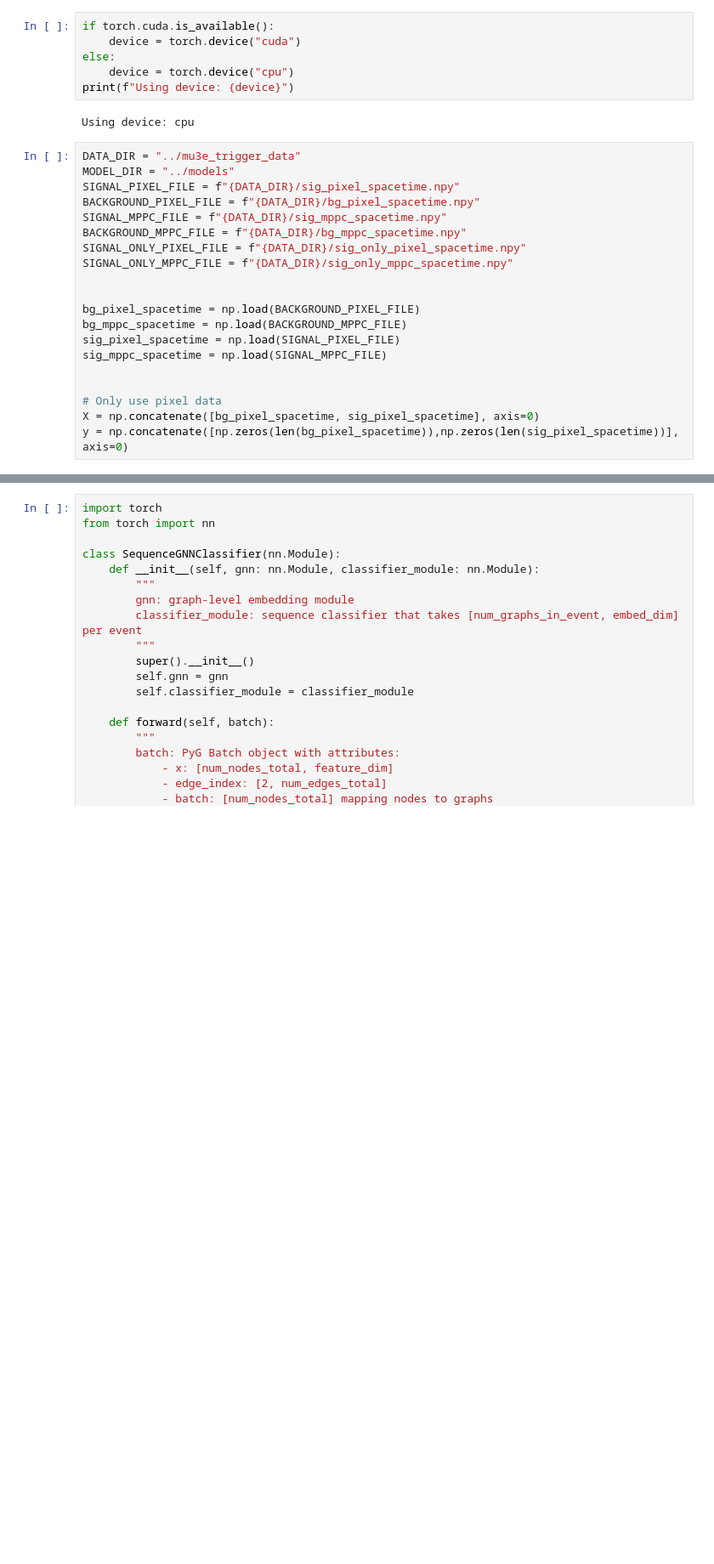
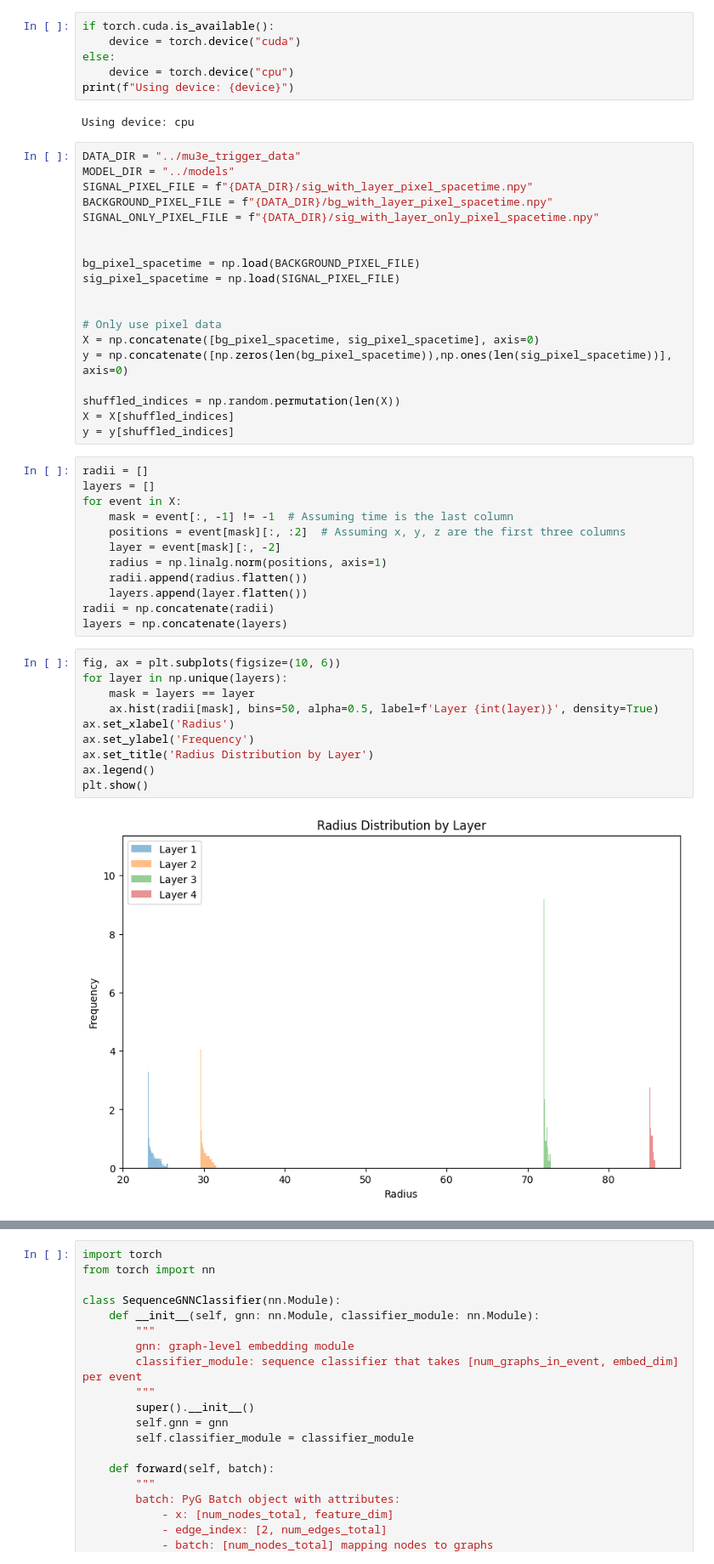
Before and after one commit to makoeppel/mu3e_gnn_trigger, a Jupyter notebook: notebooks/ClassificationNewGNN.ipynb, the cells around one changed output, grey strips where cells are left out. Shown: that part at 85% size. Drawn from its saved outputs; the diff is of its cells as text; blank space fills up the shorter version.

Commit message:
First prototype of set gnn

```diff
--- a/notebooks/ClassificationNewGNN.ipynb
+++ b/notebooks/ClassificationNewGNN.ipynb
@@ -23,23 +24,46 @@ Using device: cpu
 # %%
 DATA_DIR = "../mu3e_trigger_data"
 MODEL_DIR = "../models"
-SIGNAL_PIXEL_FILE = f"{DATA_DIR}/sig_pixel_spacetime.npy"
-BACKGROUND_PIXEL_FILE = f"{DATA_DIR}/bg_pixel_spacetime.npy"
-SIGNAL_MPPC_FILE = f"{DATA_DIR}/sig_mppc_spacetime.npy"
-BACKGROUND_MPPC_FILE = f"{DATA_DIR}/bg_mppc_spacetime.npy"
-SIGNAL_ONLY_PIXEL_FILE = f"{DATA_DIR}/sig_only_pixel_spacetime.npy"
-SIGNAL_ONLY_MPPC_FILE = f"{DATA_DIR}/sig_only_mppc_spacetime.npy"
+SIGNAL_PIXEL_FILE = f"{DATA_DIR}/sig_with_layer_pixel_spacetime.npy"
+BACKGROUND_PIXEL_FILE = f"{DATA_DIR}/bg_with_layer_pixel_spacetime.npy"
+SIGNAL_ONLY_PIXEL_FILE = f"{DATA_DIR}/sig_with_layer_only_pixel_spacetime.npy"
 
 
 bg_pixel_spacetime = np.load(BACKGROUND_PIXEL_FILE)
-bg_mppc_spacetime = np.load(BACKGROUND_MPPC_FILE)
 sig_pixel_spacetime = np.load(SIGNAL_PIXEL_FILE)
-sig_mppc_spacetime = np.load(SIGNAL_MPPC_FILE)
 
 
 # Only use pixel data
 X = np.concatenate([bg_pixel_spacetime, sig_pixel_spacetime], axis=0)
-y = np.concatenate([np.zeros(len(bg_pixel_spacetime)),np.zeros(len(sig_pixel_spacetime))], axis=0)
+y = np.concatenate([np.zeros(len(bg_pixel_spacetime)),np.ones(len(sig_pixel_spacetime))], axis=0)
+
+shuffled_indices = np.random.permutation(len(X))
+X = X[shuffled_indices]
+y = y[shuffled_indices]
+# %%
+radii = []
+layers = []
+for event in X:
+    mask = event[:, -1] != -1  # Assuming time is the last column
+    positions = event[mask][:, :2]  # Assuming x, y, z are the first three columns
+    layer = event[mask][:, -2]
+    radius = np.linalg.norm(positions, axis=1)
+    radii.append(radius.flatten())
+    layers.append(layer.flatten())
+radii = np.concatenate(radii)
+layers = np.concatenate(layers)
+# %%
+fig, ax = plt.subplots(figsize=(10, 6))
+for layer in np.unique(layers):
+    mask = layers == layer
+    ax.hist(radii[mask], bins=50, alpha=0.5, label=f'Layer {int(layer)}', density=True)
+ax.set_xlabel('Radius')
+ax.set_ylabel('Frequency')
+ax.set_title('Radius Distribution by Layer')
+ax.legend()
+plt.show()
+# %% [output]
+[figure, added]
 # %%
 import torch
 from torch_geometric.data import Data, Batch
```
Also changed, not shown: parts of 15 cells of this notebook, 10 other files.
